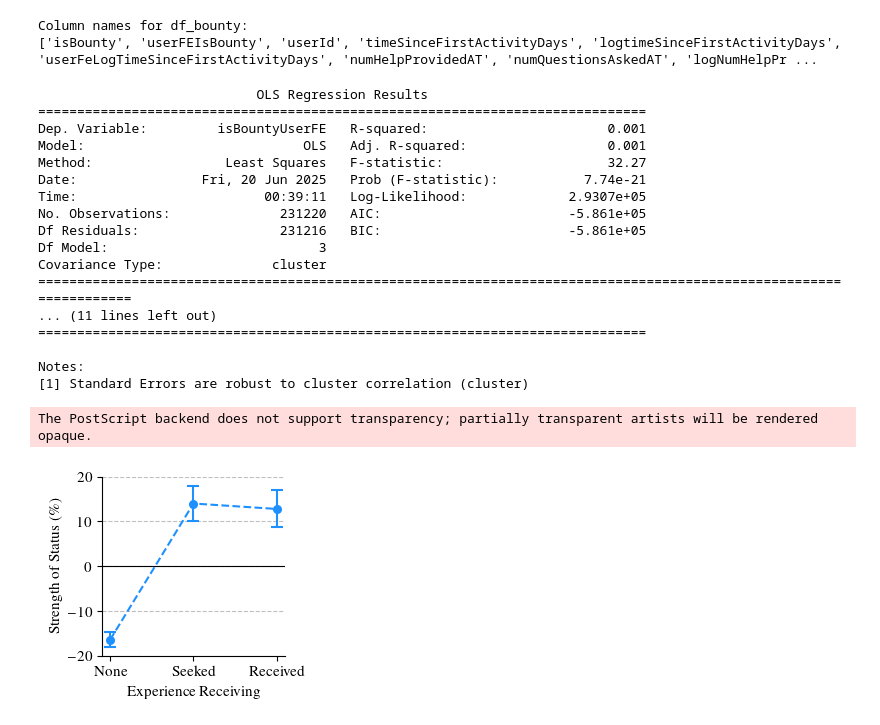
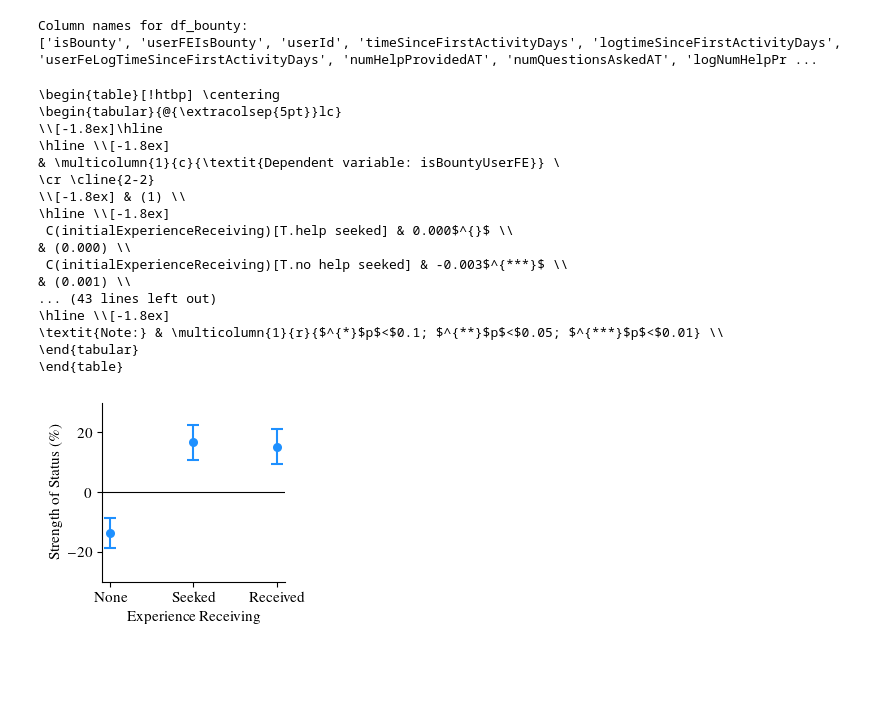
Before and after one commit to svenprue/prosocial-status-online-community, a Jupyter notebook: additional_analysis/Mechanism_Analysis_Plotting.ipynb, the cells around one changed output. Cells and saved outputs as stored; diff of their text form; code cells hidden in the pictures; blank space fills up the shorter version.

Commit message:
final mechanism plots with time FEs + regression tables.

```diff
--- a/additional_analysis/Mechanism_Analysis_Plotting.ipynb
+++ b/additional_analysis/Mechanism_Analysis_Plotting.ipynb
@@ -440,7 +482,8 @@ required_columns = [
     'userFeLogNumQuestionsAskedAT',
     'initialExperienceReceiving',
     'initialExperienceGiving',
-    'timestamp'
+    'timestamp',
+    'year'
 ]
 
 df_bounty = pd.read_parquet('../data/study_datasets/user_answers_bounty_processed.parquet', columns=required_columns)
@@ -462,12 +505,17 @@ filtered_df['isBountyUserFE'] = filtered_df['isBounty'] - mean_isBounty_by_user
 filtered_df['logtimeSinceFirstActivityDays'] = np.log(1 + filtered_df['timeSinceFirstActivityDays'])
 
 # Define the logistic regression formula
-formula = 'isBountyUserFE ~ C(initialExperienceReceiving) + logtimeSinceFirstActivityDays'
+formula = 'isBountyUserFE ~ C(initialExperienceReceiving) + logtimeSinceFirstActivityDays + C(year)'
 
 # Fit the logistic model using the formula and clustered standard errors
 model = smf.ols(formula=formula, data=filtered_df).fit(cov_type='cluster', cov_kwds={'groups': filtered_df['userId']})
 
-print(model.summary())
+stargazer = Stargazer([model])
+stargazer.significant_digits(3)
+stargazer.show_degrees_of_freedom(False)
+stargazer.show_model_numbers(True)
+latex_output = stargazer.render_latex()
+print(latex_output)
 
 def set_size(width=433.62, fraction=1, height_scale=1.0, equal_height_to_fraction_1=False):
     """
@@ -585,55 +633,54 @@ def create_bounty_plot_from_model(model, df_bounty):
     fig, ax = plt.subplots(figsize=set_size(fraction=0.48, height_scale=0.7, equal_height_to_fraction_1=True))
 
     ax.errorbar(
         x=plot_data['Category'],
         y=plot_data['Effect_Percent'],
         yerr=plot_data['StdError_Percent'],
         marker='o',
-        linestyle='--',
+        linestyle='None',
         capsize=4,
         color='dodgerblue',
         elinewidth=1.5,
         markeredgewidth=1.5,
         markersize=5
     )
 
-    ax.set_ylim(-20, 20)
+    ax.set_ylim(-30, 30)
 
     ax.set_ylabel('Strength of Status (\\%)') # CHANGED Y-AXIS LABEL
     ax.set_xlabel('Experience Receiving')
     ax.axhline(0, color='black', linewidth=0.8)
     ax.spines['right'].set_visible(False)
     ax.spines['top'].set_visible(False)
-    ax.yaxis.grid(True, linestyle='--', which='major', color='gray', alpha=0.5)
+    ax.yaxis.grid(True, linestyle='None', which='major', color='gray', alpha=0.5)
     ax.set_axisbelow(True)
     fig.tight_layout()
 
     output_filename = "../plots/status_motives_exp_receiving.eps"
     plt.savefig(output_filename, format='eps', dpi=1000, bbox_inches='tight')
     plt.show()
 
 # Example usage:
 create_bounty_plot_from_model(model=model, df_bounty=df_bounty)
 # %% [output]
-                            OLS Regression Results
-==============================================================================
-Dep. Variable:         isBountyUserFE   R-squared:                       0.001
-Model:                            OLS   Adj. R-squared:                  0.001
-Method:                 Least Squares   F-statistic:                     32.27
-Date:                Fri, 20 Jun 2025   Prob (F-statistic):           7.74e-21
-Time:                        00:39:11   Log-Likelihood:             2.9307e+05
-No. Observations:              231220   AIC:                        -5.861e+05
-Df Residuals:                  231216   BIC:                        -5.861e+05
-Df Model:                           3
-Covariance Type:              cluster
-===================================================================================================================
-... (11 lines left out)
-==============================================================================
-
-Notes:
-[1] Standard Errors are robust to cluster correlation (cluster)
+\begin{table}[!htbp] \centering
+\begin{tabular}{@{\extracolsep{5pt}}lc}
+\\[-1.8ex]\hline
+\hline \\[-1.8ex]
+& \multicolumn{1}{c}{\textit{Dependent variable: isBountyUserFE}} \
+\cr \cline{2-2}
+\\[-1.8ex] & (1) \\
+\hline \\[-1.8ex]
+ C(initialExperienceReceiving)[T.help seeked] & 0.000$^{}$ \\
+& (0.000) \\
+ C(initialExperienceReceiving)[T.no help seeked] & -0.003$^{***}$ \\
+& (0.001) \\
+... (43 lines left out)
+\hline \\[-1.8ex]
+\textit{Note:} & \multicolumn{1}{r}{$^{*}$p$<$0.1; $^{**}$p$<$0.05; $^{***}$p$<$0.01} \\
+\end{tabular}
+\end{table}
-The PostScript backend does not support transparency; partially transparent artists will be rendered opaque.
-[figure, old version]
+[figure, new version]
 # %%
 filtered_df = df_bounty[(df_bounty['numQuestionsAskedAT'] > 0) & (df_bounty['numHelpProvidedAT'].isin([0, 1]))]
 user_ids_both_0_and_1 = filtered_df.groupby('userId')['numHelpProvidedAT'].apply(lambda x: set(x) == {0, 1}).reset_index()
```
Also changed, not shown: parts of 3 cells of this notebook.
